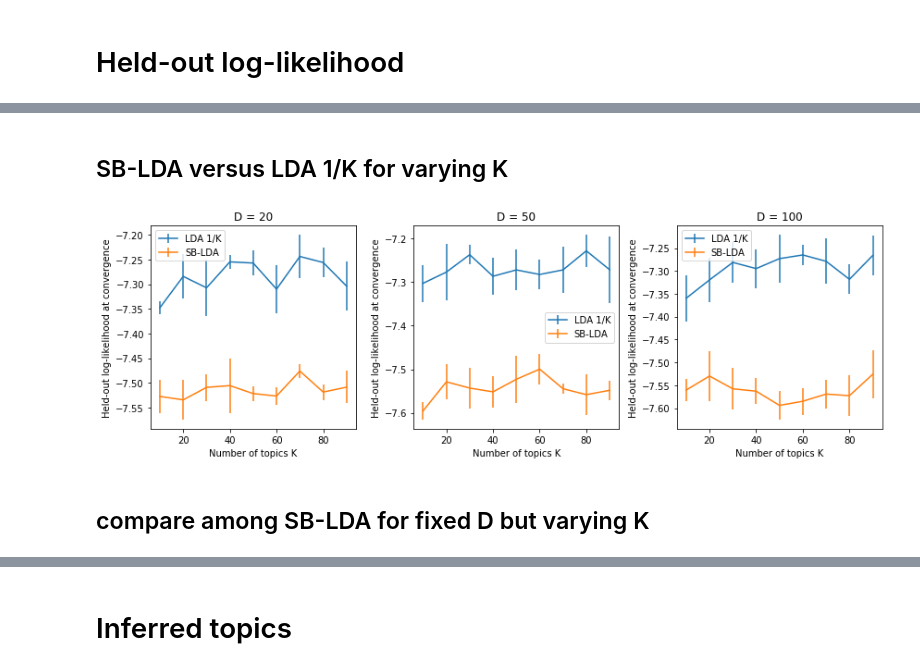
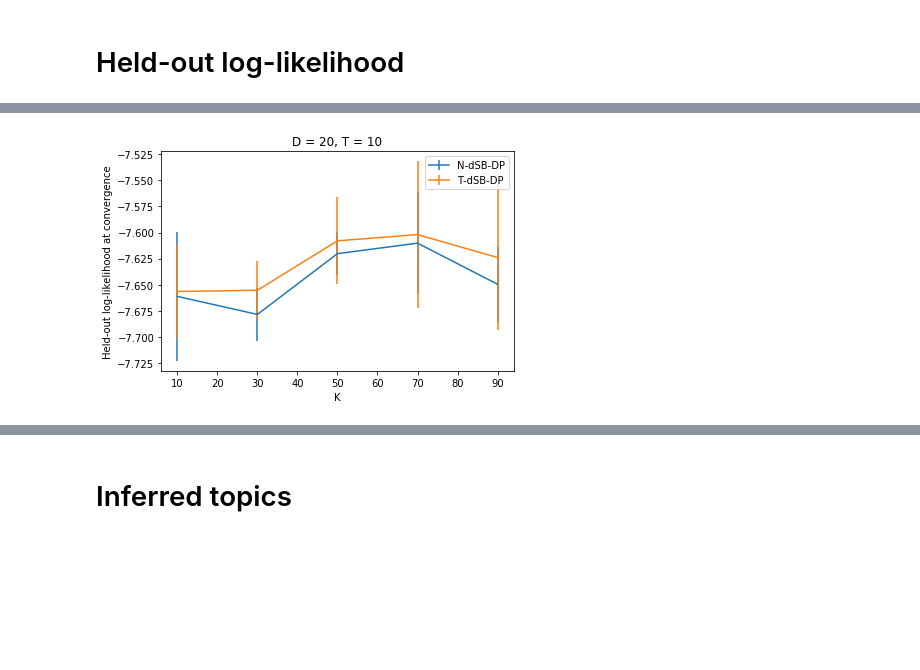
Before and after one commit to tinnguyen96/online-hdp, a Jupyter notebook: Report.ipynb, the cells around one changed output, grey strips where cells are left out. Saved outputs shown, nothing was run; the diff lists cells and outputs as text; code cells hidden in the pictures; blank space fills up the shorter version.

```diff
--- a/Report.ipynb
+++ b/Report.ipynb
@@ -62,2 +66,0 @@ compare_sbVSlda(100, 16, "wiki10k","wiki1k", range(5,10))
-# %% [markdown]
-## SB-LDA versus LDA 1/K for varying K
@@ -125,15 +67,20 @@ def varyK_sbVSlda(Klist, D, inroot, heldoutroot, expset, ax):
 # %%
-Klist = range(10,100,10)
+Klist = [10, 30, 50, 70, 90]
 Dlist = [20, 50, 100]
+T = 10
 
+
+plt.figure()
+varyK_NvsT(Klist, T, Dlist[0], "wiki10k","wiki1k", range(0,5), plt.gca())
+
+"""
 fig, axes = plt.subplots(1,3,figsize=(12,4))
 
 for i in range(3):
-    varyK_sbVSlda(Klist, Dlist[i], "wiki10k","wiki1k", range(0,5), axes[i])
+    varyK_NvsT(Klist, T, Dlist[i], "wiki10k","wiki1k", range(0,5), axes[i])
+"""
 
 plt.tight_layout()
 plt.show()
 # %% [output]
-[figure, old version]
+[figure, new version]
-# %% [markdown]
-## compare among SB-LDA for fixed D but varying K
```
Also changed, not shown: parts of 17 cells of this notebook, 11 other files.
